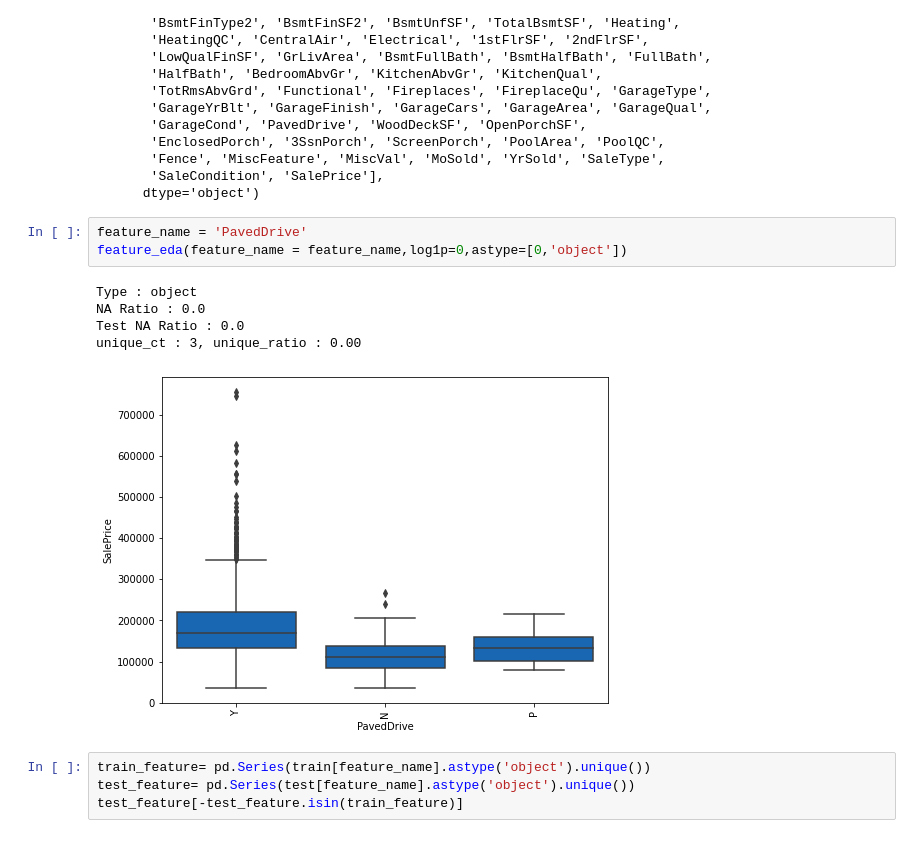
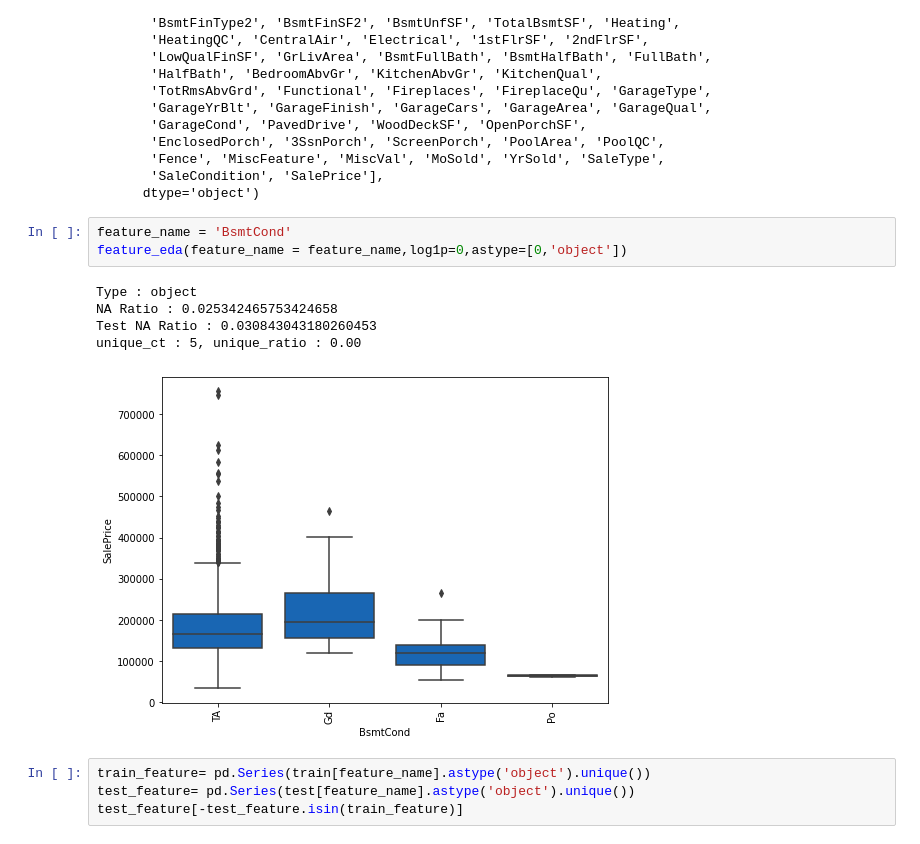
Before and after one commit to GallonShih/Projects, a Jupyter notebook: SideProject/03_Kaggle_House_Prices/HousePrices_V3.ipynb, the cells around one changed output. Saved outputs shown, nothing was run; the diff lists cells and outputs as text.

```diff
--- a/SideProject/03_Kaggle_House_Prices/HousePrices_V3.ipynb
+++ b/SideProject/03_Kaggle_House_Prices/HousePrices_V3.ipynb
@@ -133,14 +133,14 @@ Index(['Id', 'MSSubClass', 'MSZoning', 'LotFrontage', 'LotArea', 'Street',
        'SaleCondition', 'SalePrice'],
       dtype='object')
 # %%
-feature_name = 'PavedDrive'
+feature_name = 'BsmtCond'
 feature_eda(feature_name = feature_name,log1p=0,astype=[0,'object'])
 # %% [output]
 Type : object
-NA Ratio : 0.0
-Test NA Ratio : 0.0
-unique_ct : 3, unique_ratio : 0.00
+NA Ratio : 0.025342465753424658
+Test NA Ratio : 0.030843043180260453
+unique_ct : 5, unique_ratio : 0.00
-[figure, old version]
+[figure, new version]
 # %%
 train_feature= pd.Series(train[feature_name].astype('object').unique())
 test_feature= pd.Series(test[feature_name].astype('object').unique())
```
Also changed, not shown: parts of 43 cells of this notebook, 18 other files.
